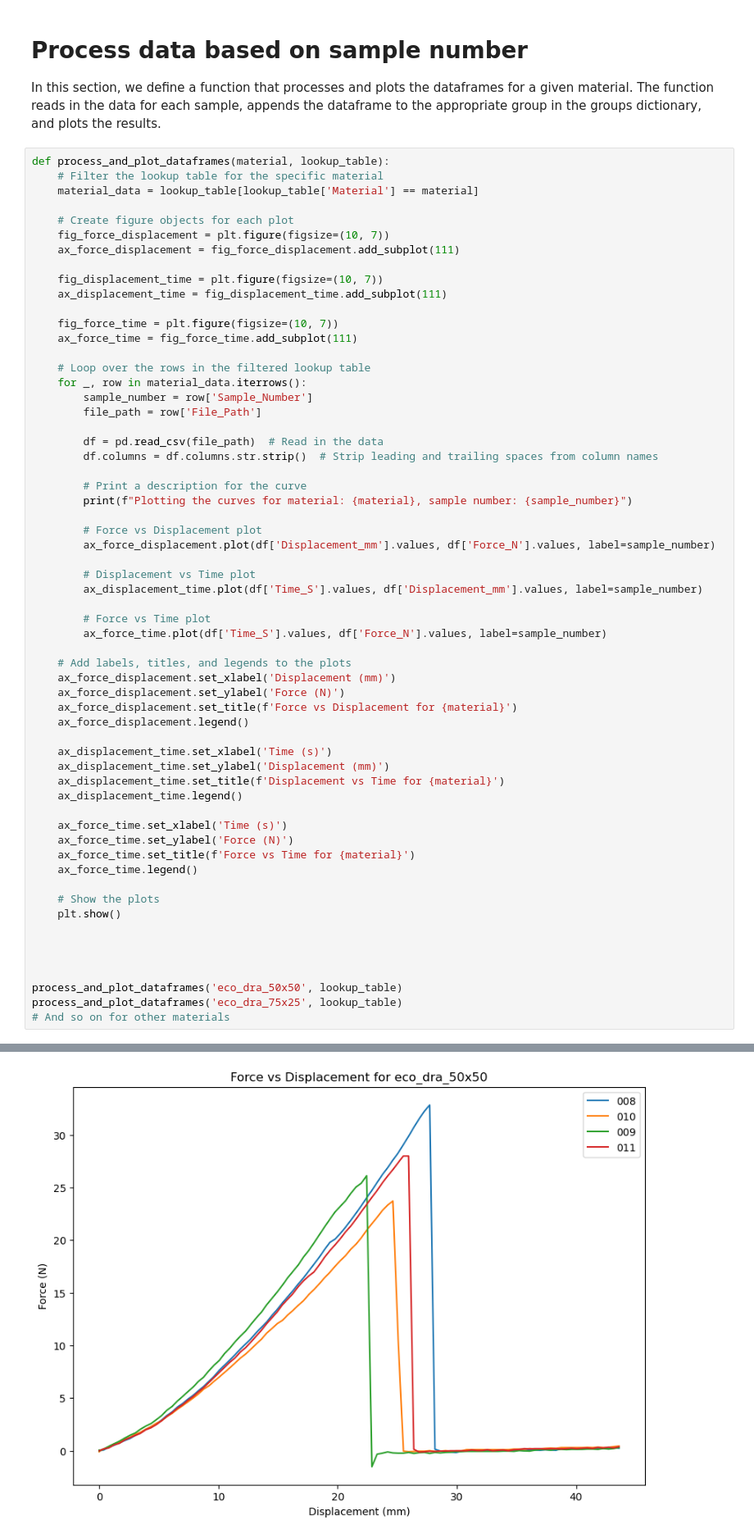
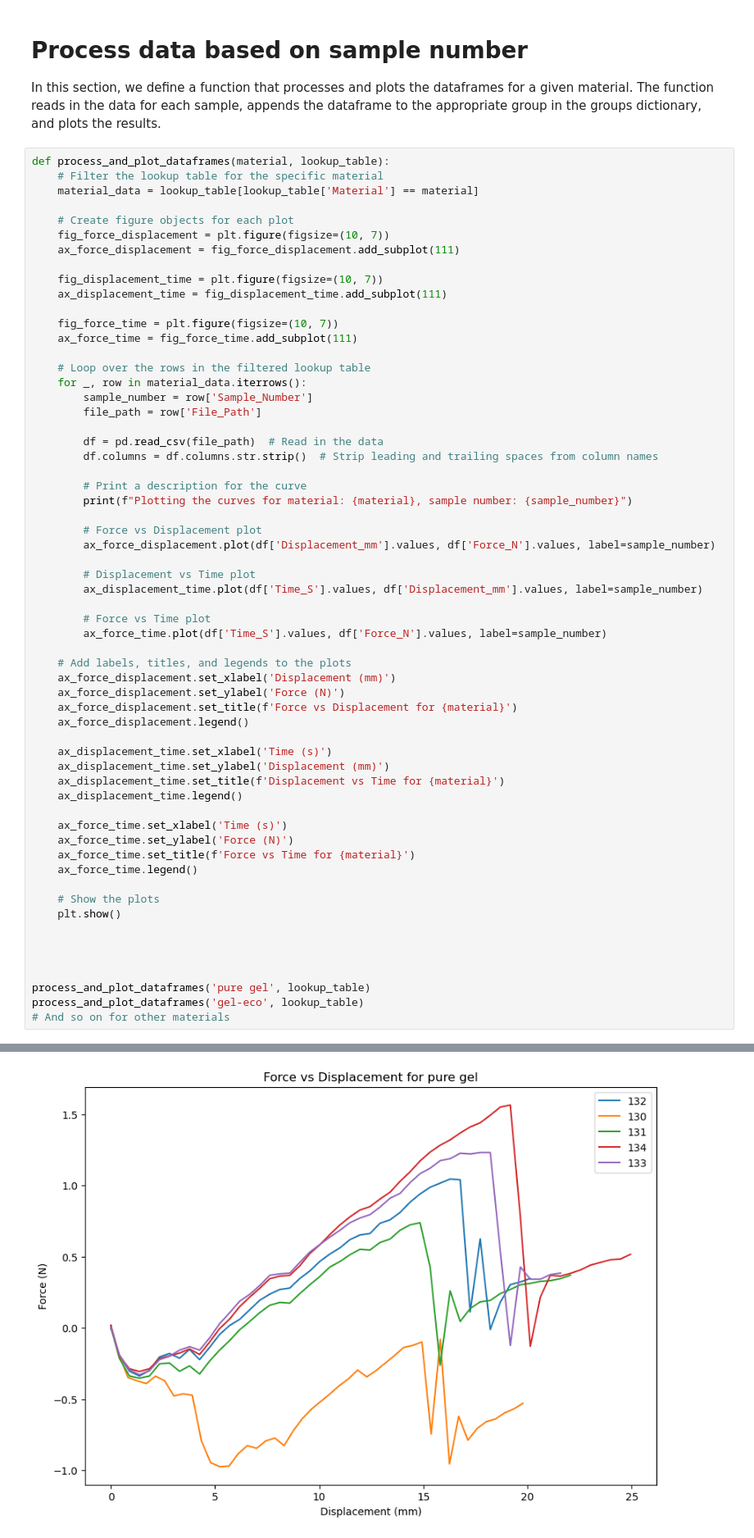
Before and after one commit to te5msride/materials_comparison, a Jupyter notebook: materials_comparison_fix.ipynb, the cells around one changed output, grey strips where cells are left out. Shown: that part at 82% size. Cells and saved outputs as stored; diff of their text form.

```diff
--- a/materials_comparison_fix.ipynb
+++ b/materials_comparison_fix.ipynb
@@ -196,7 +196,7 @@ def process_and_plot_dataframes(material, lookup_table):
 
 
 
-process_and_plot_dataframes('eco_dra_50x50', lookup_table)
-process_and_plot_dataframes('eco_dra_75x25', lookup_table)
+process_and_plot_dataframes('pure gel', lookup_table)
+process_and_plot_dataframes('gel-eco', lookup_table)
 # And so on for other materials
 # %% [output]
@@ -207 +208 @@ Plotting the curves for material: eco_dra_50x50, sample number: 011
-[figure, old version]
+[figure, new version]
```
Also changed, not shown: parts of 2 cells of this notebook, 1 other file.
